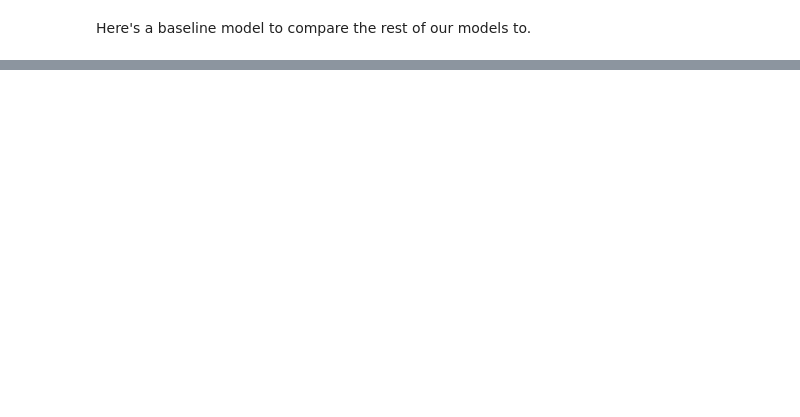
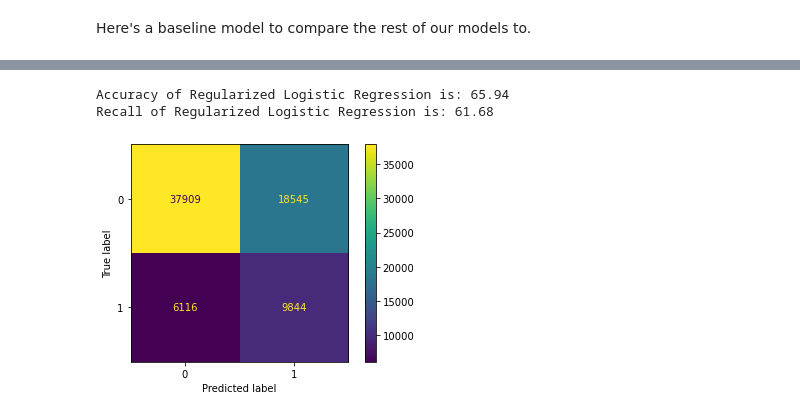
Before and after one commit to MNemanow/Loan_Default_classification, a Jupyter notebook: Modeling.ipynb, the cells around one changed output, grey strips where cells are left out. Cells and saved outputs as stored; diff of their text form; code cells hidden in the pictures; blank space fills up the shorter version.

```diff
--- a/Modeling.ipynb
+++ b/Modeling.ipynb
@@ -217,0 +208,4 @@ F1 Score: 0.16836788382616016
+# %%
+smote = SMOTE(random_state=42)
+X_train_sm, y_train_sm = smote.fit_sample(X_train_ready, y_train)
+y_train_sm.value_counts()
@@ -217,0 +238,14 @@ F1 Score: 0.16836788382616016
+# %%
+# Instantiate a logistic regression then fit it on X_train and get the scoring metrics witha confusion matrix
+lr=LogisticRegression(random_state=42)
+lr.fit(X_train_sm, y_train_sm)
+pred_lr = lr.predict(X_test_ready)
+accuracy_lr= accuracy_score(y_test, pred_lr)*100
+recall_lr = recall_score(y_test, pred_lr)*100
+print('Accuracy of Regularized Logistic Regression is: {:.2f}'.format(accuracy_lr))
+print('Recall of Regularized Logistic Regression is: {:.2f}'.format(recall_lr))
+plot_confusion_matrix(lr, X_test_ready, y_test);
+# %% [output]
+Accuracy of Regularized Logistic Regression is: 65.94
+Recall of Regularized Logistic Regression is: 61.68
+[figure, added]
```
Also changed, not shown: parts of 43 cells of this notebook.
